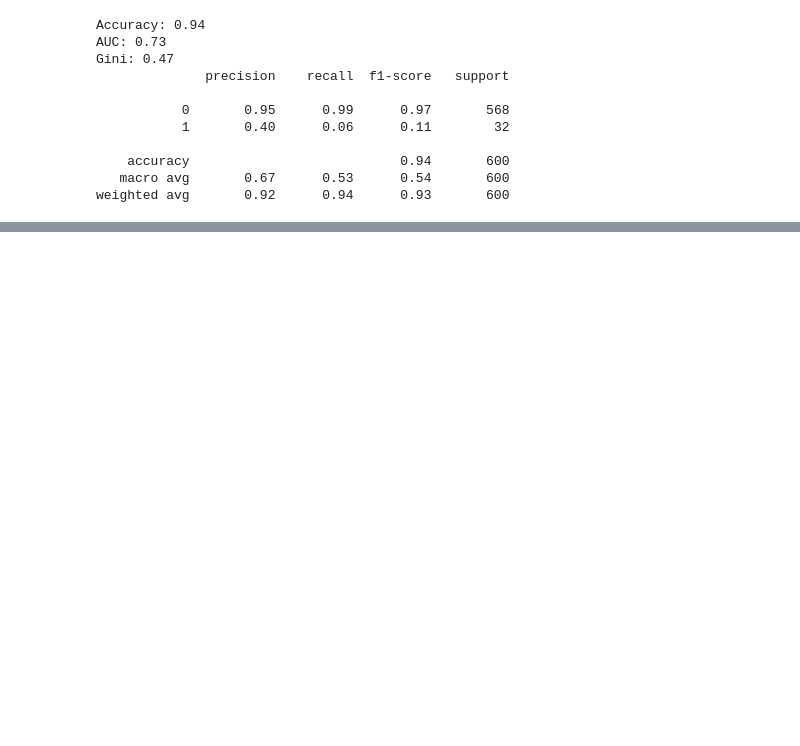
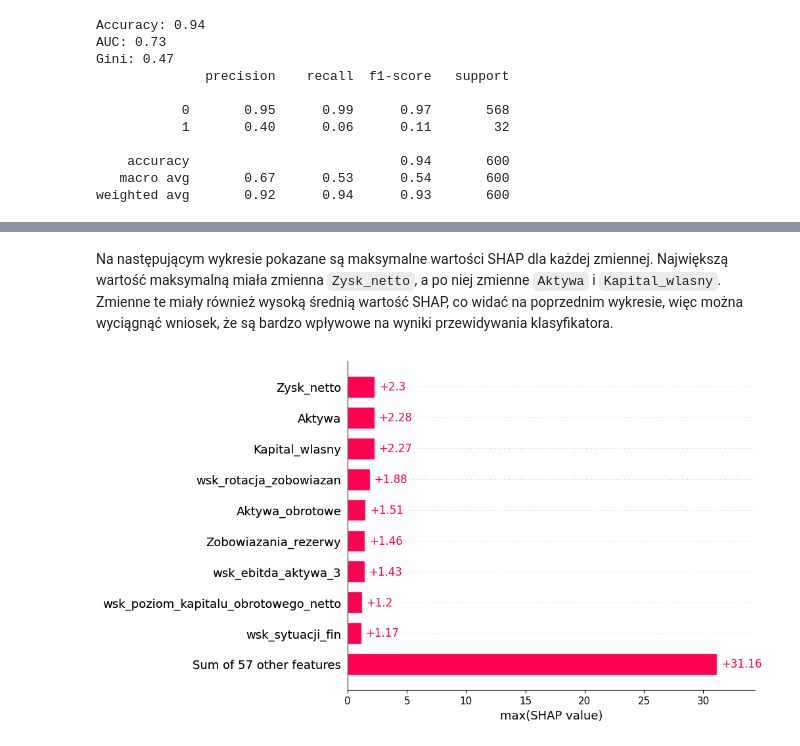
Before and after one commit to wojtek2288/interpretowalnosc, a Jupyter notebook: projekt.ipynb, the cells around one changed output, grey strips where cells are left out. Saved outputs shown, nothing was run; the diff lists cells and outputs as text; code cells hidden in the pictures; blank space fills up the shorter version.

```diff
--- a/projekt.ipynb
+++ b/projekt.ipynb
@@ -535,0 +622,6 @@ weighted avg       0.91      0.94      0.92       600
+# %% [markdown]
+Na następującym wykresie pokazane są maksymalne wartości SHAP dla każdej zmiennej. Największą wartość maksymalną miała zmienna `Zysk_netto`, a po niej zmienne `Aktywa` i `Kapital_wlasny`. Zmienne te miały również wysoką średnią wartość SHAP, co widać na poprzednim wykresie, więc można wyciągnąć wniosek, że są bardzo wpływowe na wyniki przewidywania klasyfikatora.
+# %%
+shap.plots.bar(shap_values.max(axis=0))
+# %% [output]
+[figure, added]
```
Also changed, not shown: parts of 34 cells of this notebook.
